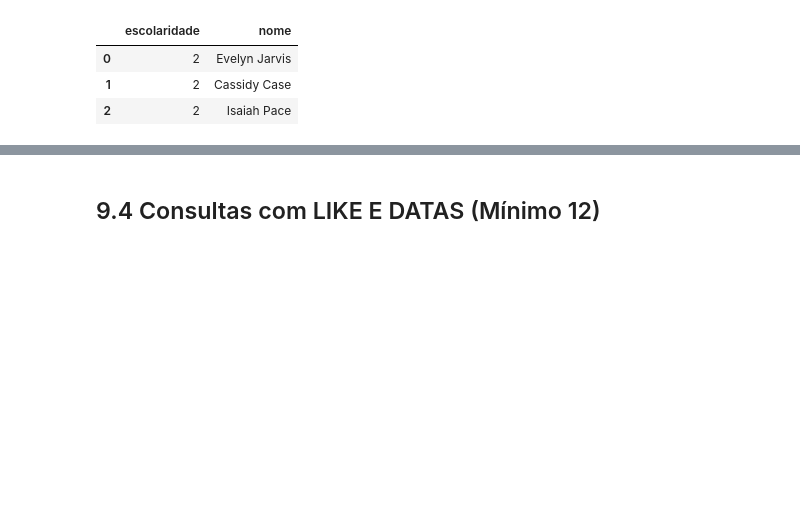
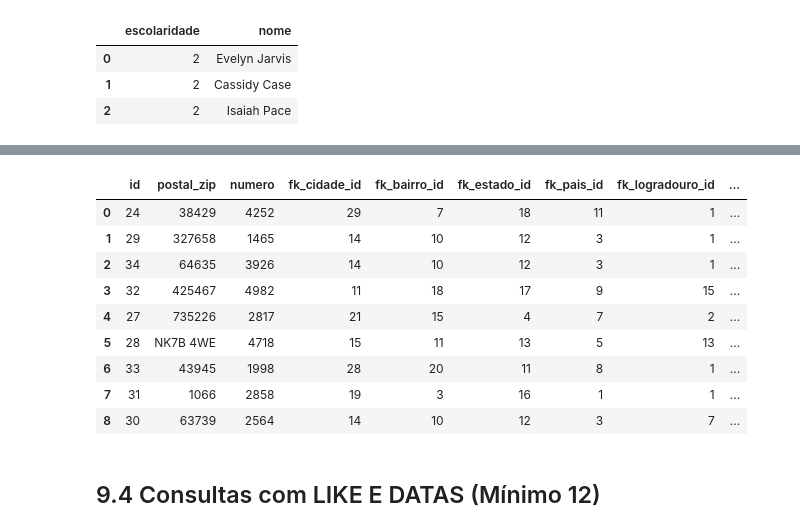
Before and after one commit to MateusLannes/Trabalho_BD1_2022, a Jupyter notebook: Files/ColabGHHL_Contrat.ipynb, the cells around one changed output, grey strips where cells are left out. Saved outputs shown, nothing was run; the diff lists cells and outputs as text; code cells hidden in the pictures; blank space fills up the shorter version.

```diff
--- a/Files/ColabGHHL_Contrat.ipynb
+++ b/Files/ColabGHHL_Contrat.ipynb
@@ -742,3 +854,21 @@ res
+# %%
+res = pd.read_sql_query("""
+select e.*, b.nome_bairro as "Bairro"
+from endereco as e
+join bairro as b on(b.id=e.fk_bairro_id)
+where b.nome_bairro='Chinatown' or  e.id>26 and e.id<35""", conn)
+res
+# %% [output]
+|  | id | postal_zip | numero | fk_cidade_id | fk_bairro_id | fk_estado_id | fk_pais_id | fk_logradouro_id | ... |
+| 0 | 24 | 38429 | 4252 | 29 | 7 | 18 | 11 | 1 | ... |
+| 1 | 29 | 327658 | 1465 | 14 | 10 | 12 | 3 | 1 | ... |
+| 2 | 34 | 64635 | 3926 | 14 | 10 | 12 | 3 | 1 | ... |
+| 3 | 32 | 425467 | 4982 | 11 | 18 | 17 | 9 | 15 | ... |
+| 4 | 27 | 735226 | 2817 | 21 | 15 | 4 | 7 | 2 | ... |
+| 5 | 28 | NK7B 4WE | 4718 | 15 | 11 | 13 | 5 | 13 | ... |
+| 6 | 33 | 43945 | 1998 | 28 | 20 | 11 | 8 | 1 | ... |
+| 7 | 31 | 1066 | 2858 | 19 | 3 | 16 | 1 | 1 | ... |
+| 8 | 30 | 63739 | 2564 | 14 | 10 | 12 | 3 | 7 | ... |
 # %% [markdown]
 ## 9.4 Consultas com LIKE E DATAS (Mínimo 12)
 # %% [markdown]
```
Also changed, not shown: parts of 28 cells of this notebook.
